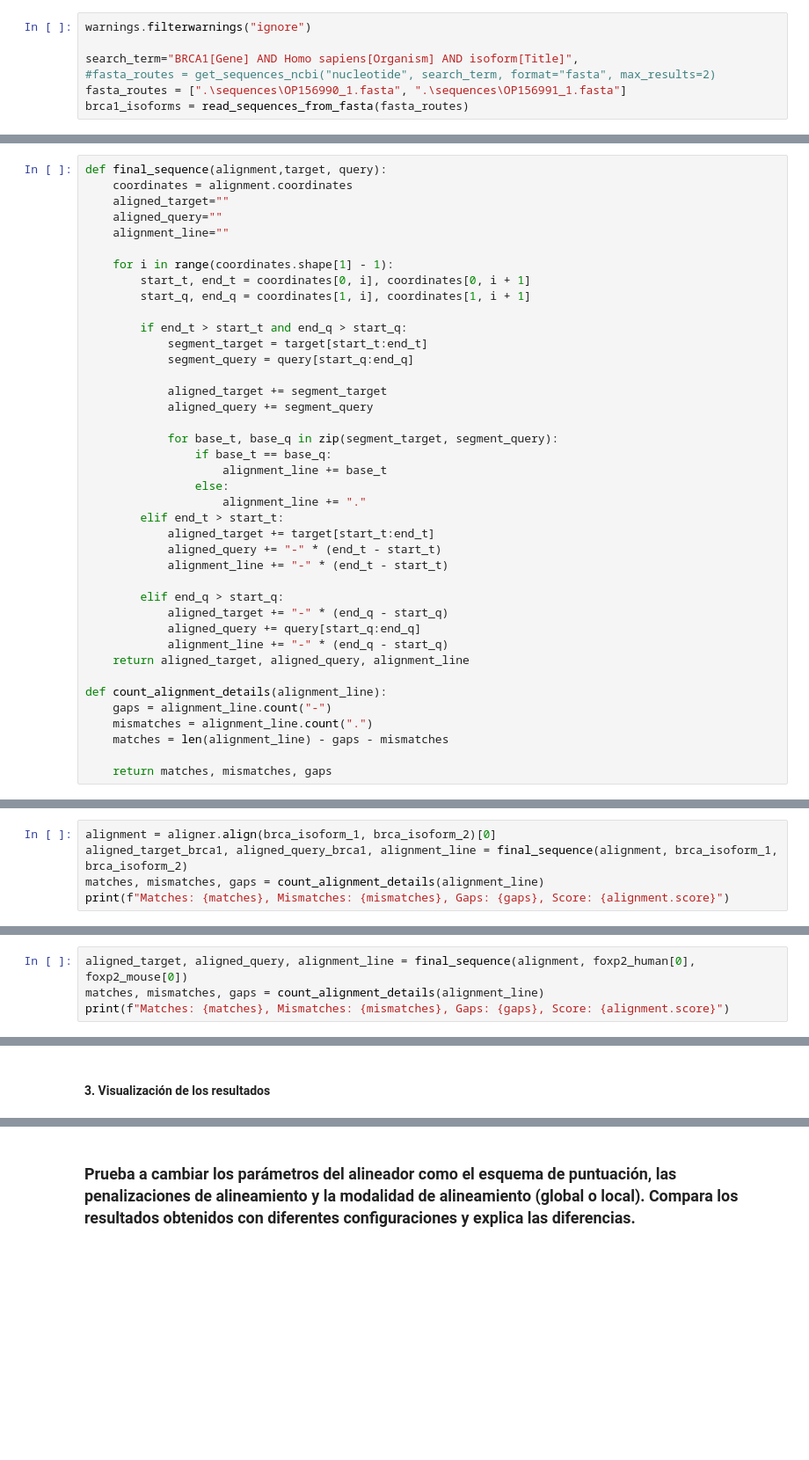
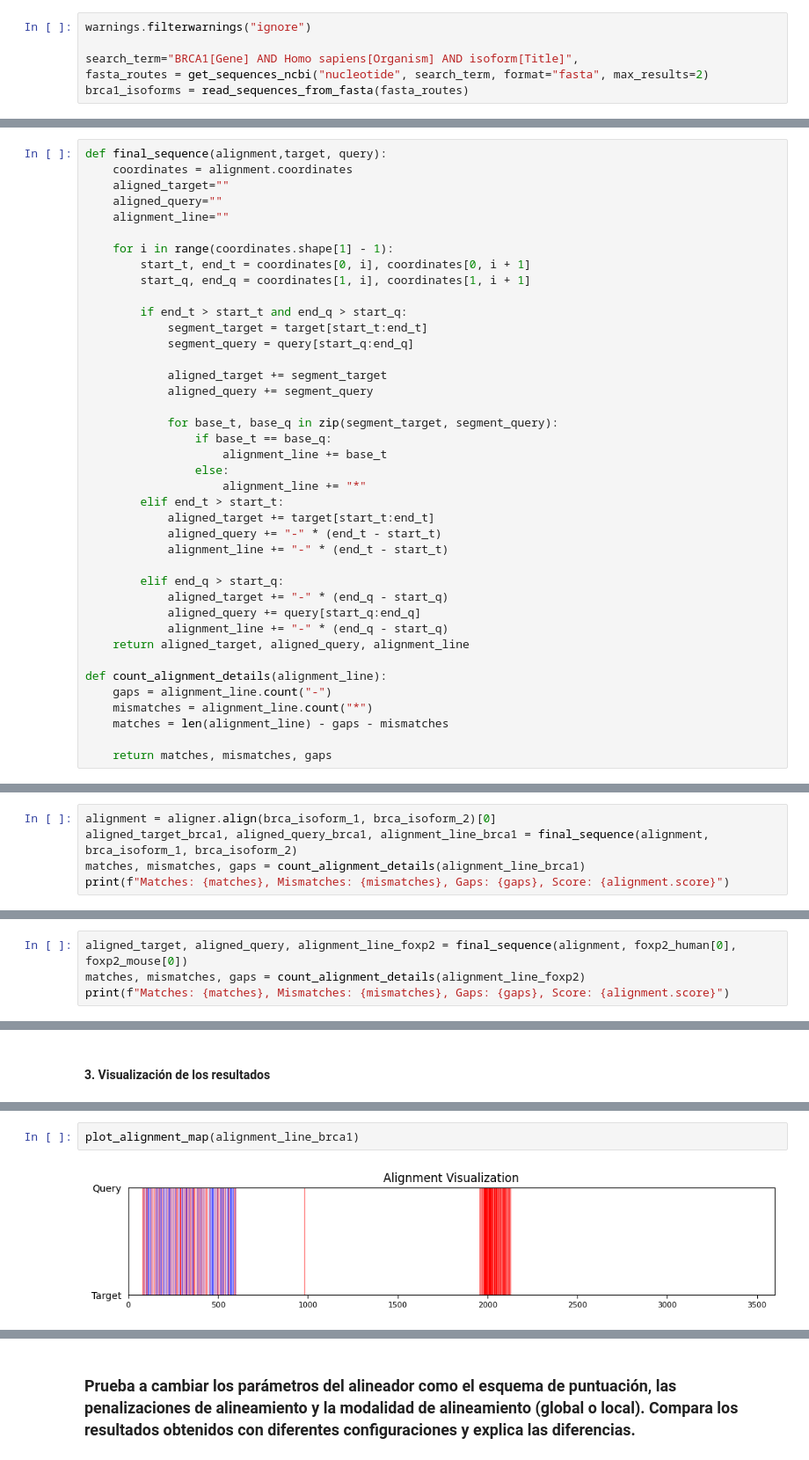
Before and after one commit to deepamino/pr2, a Jupyter notebook: Ejercicio.ipynb, the cells around one changed output, grey strips where cells are left out. Shown at 88% size. Cells and saved outputs as stored; diff of their text form; blank space fills up the shorter version.

```diff
--- a/Ejercicio.ipynb
+++ b/Ejercicio.ipynb
@@ -337,6 +337,5 @@ Se propone analizar las diferencias entre las diferentes isoformas (variantes de
 warnings.filterwarnings("ignore")
 
 search_term="BRCA1[Gene] AND Homo sapiens[Organism] AND isoform[Title]",
-#fasta_routes = get_sequences_ncbi("nucleotide", search_term, format="fasta", max_results=2)
-fasta_routes = [".\sequences\OP156990_1.fasta", ".\sequences\OP156991_1.fasta"]
+fasta_routes = get_sequences_ncbi("nucleotide", search_term, format="fasta", max_results=2)
 brca1_isoforms = read_sequences_from_fasta(fasta_routes)
@@ -379,7 +381,7 @@ def final_sequence(alignment,target, query):
                 if base_t == base_q:
                     alignment_line += base_t
                 else:
-                    alignment_line += "."
+                    alignment_line += "*"
         elif end_t > start_t:
             aligned_target += target[start_t:end_t]
             aligned_query += "-" * (end_t - start_t)
@@ -393,7 +395,7 @@ def final_sequence(alignment,target, query):
 
 def count_alignment_details(alignment_line):
     gaps = alignment_line.count("-")
-    mismatches = alignment_line.count(".")
+    mismatches = alignment_line.count("*")
     matches = len(alignment_line) - gaps - mismatches
 
     return matches, mismatches, gaps
@@ -411,7 +413,7 @@ brca_isoform_1 = brca1_isoforms[0]
 brca_isoform_2 = brca1_isoforms[1]
 # %%
 alignment = aligner.align(brca_isoform_1, brca_isoform_2)[0]
-aligned_target_brca1, aligned_query_brca1, alignment_line = final_sequence(alignment, brca_isoform_1, brca_isoform_2)
-matches, mismatches, gaps = count_alignment_details(alignment_line)
+aligned_target_brca1, aligned_query_brca1, alignment_line_brca1 = final_sequence(alignment, brca_isoform_1, brca_isoform_2)
+matches, mismatches, gaps = count_alignment_details(alignment_line_brca1)
 print(f"Matches: {matches}, Mismatches: {mismatches}, Gaps: {gaps}, Score: {alignment.score}")
 # %% [output]
@@ -427,7 +429,7 @@ aligner.open_gap_score = -1
 aligner.extend_gap_score = -1
 alignment = aligner.align(foxp2_human[0], foxp2_mouse[0])[0]
 # %%
-aligned_target, aligned_query, alignment_line = final_sequence(alignment, foxp2_human[0], foxp2_mouse[0])
-matches, mismatches, gaps = count_alignment_details(alignment_line)
+aligned_target, aligned_query, alignment_line_foxp2 = final_sequence(alignment, foxp2_human[0], foxp2_mouse[0])
+matches, mismatches, gaps = count_alignment_details(alignment_line_foxp2)
 print(f"Matches: {matches}, Mismatches: {mismatches}, Gaps: {gaps}, Score: {alignment.score}")
 # %% [output]
@@ -445,0 +550,4 @@ print(len(aligned_query_brca1))
+# %%
+plot_alignment_map(alignment_line_brca1)
+# %% [output]
+[figure, added]
```
Also changed, not shown: parts of 18 cells of this notebook.
